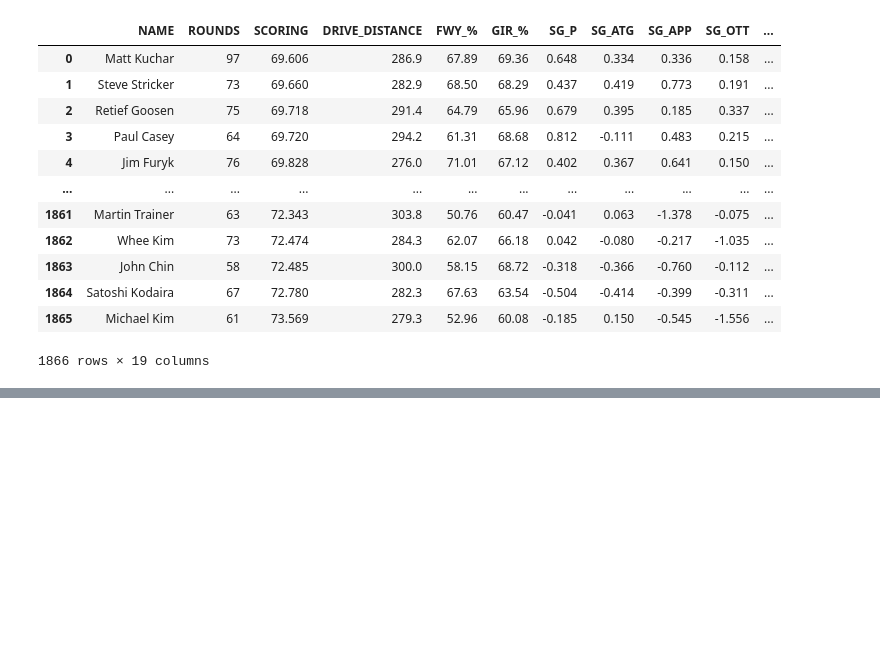
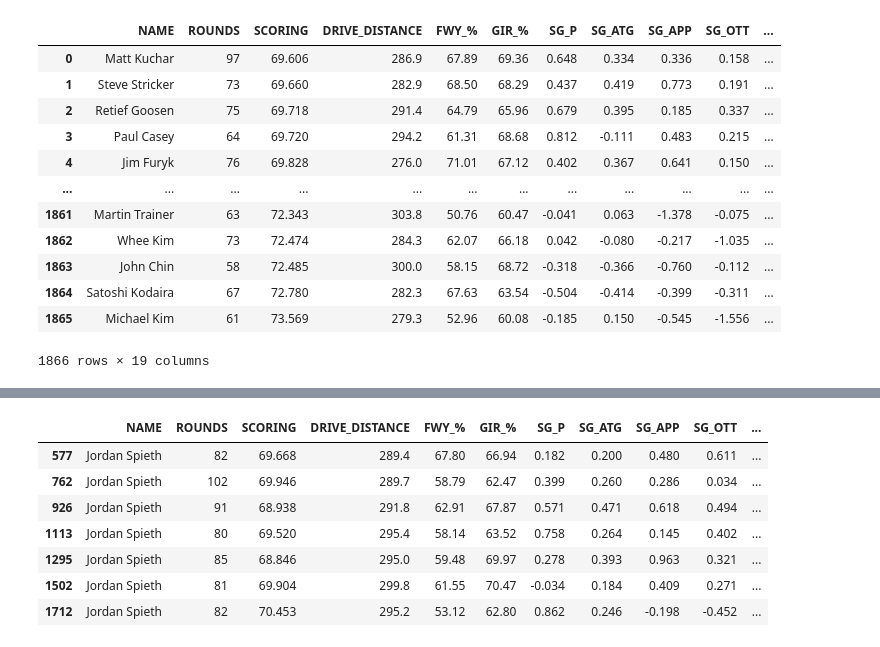
Before and after one commit to jonathannocek/pga-data-analysis, a Jupyter notebook: pga_data_analysis.ipynb, the cells around one changed output, grey strips where cells are left out. Saved outputs shown, nothing was run; the diff lists cells and outputs as text; code cells hidden in the pictures; blank space fills up the shorter version.

```diff
--- a/pga_data_analysis.ipynb
+++ b/pga_data_analysis.ipynb
@@ -382,0 +475,12 @@ df_pga_zscore
+# %%
+df_jordanspieth = df_pga[df_pga['NAME'] == 'Jordan Spieth']
+df_jordanspieth
+# %% [output]
+|  | NAME | ROUNDS | SCORING | DRIVE_DISTANCE | FWY_% | GIR_% | SG_P | SG_ATG | SG_APP | SG_OTT | ... |
+| 577 | Jordan Spieth | 82 | 69.668 | 289.4 | 67.80 | 66.94 | 0.182 | 0.200 | 0.480 | 0.611 | ... |
+| 762 | Jordan Spieth | 102 | 69.946 | 289.7 | 58.79 | 62.47 | 0.399 | 0.260 | 0.286 | 0.034 | ... |
+| 926 | Jordan Spieth | 91 | 68.938 | 291.8 | 62.91 | 67.87 | 0.571 | 0.471 | 0.618 | 0.494 | ... |
+| 1113 | Jordan Spieth | 80 | 69.520 | 295.4 | 58.14 | 63.52 | 0.758 | 0.264 | 0.145 | 0.402 | ... |
+| 1295 | Jordan Spieth | 85 | 68.846 | 295.0 | 59.48 | 69.97 | 0.278 | 0.393 | 0.963 | 0.321 | ... |
+| 1502 | Jordan Spieth | 81 | 69.904 | 299.8 | 61.55 | 70.47 | -0.034 | 0.184 | 0.409 | 0.271 | ... |
+| 1712 | Jordan Spieth | 82 | 70.453 | 295.2 | 53.12 | 62.80 | 0.862 | 0.246 | -0.198 | -0.452 | ... |
```
Also changed, not shown: parts of 20 cells of this notebook.
